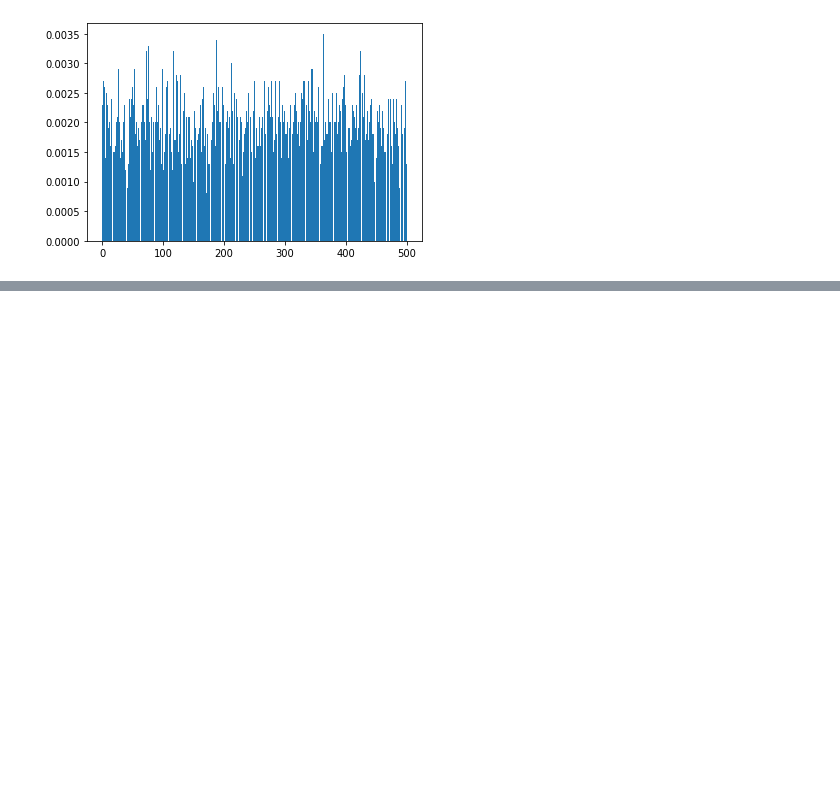
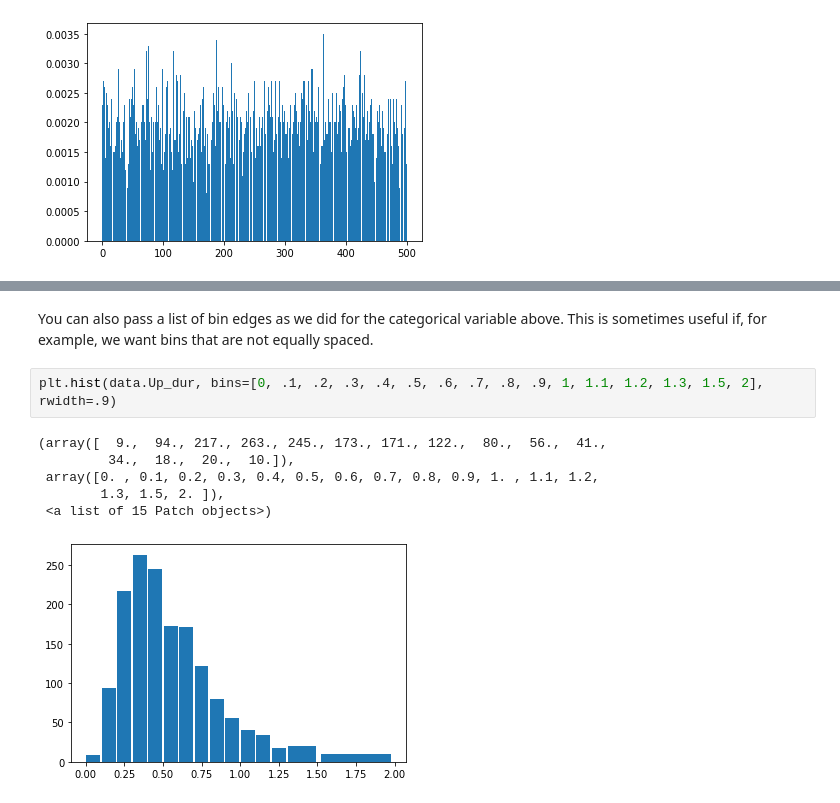
Before and after one commit to arnaumanasanch/neuropy_crashcourse, a Jupyter notebook: distributions.ipynb, the cells around one changed output, grey strips where cells are left out. Drawn from its saved outputs; the diff is of its cells as text; blank space fills up the shorter version.

```diff
--- a/distributions.ipynb
+++ b/distributions.ipynb
@@ -130,0 +149,11 @@ _ = plt.hist(justavariable, bins=range(n_levels+1), rwidth=.9, density=True)
+# %% [markdown]
+You can also pass a list of bin edges as we did for the categorical variable above. This is sometimes useful if, for example, we want bins that are not equally spaced.
+# %%
+plt.hist(data.Up_dur, bins=[0, .1, .2, .3, .4, .5, .6, .7, .8, .9, 1, 1.1, 1.2, 1.3, 1.5, 2], rwidth=.9)
+# %% [output]
+(array([  9.,  94., 217., 263., 245., 173., 171., 122.,  80.,  56.,  41.,
+         34.,  18.,  20.,  10.]),
+ array([0. , 0.1, 0.2, 0.3, 0.4, 0.5, 0.6, 0.7, 0.8, 0.9, 1. , 1.1, 1.2,
+        1.3, 1.5, 2. ]),
+ <a list of 15 Patch objects>)
+[figure, added]
```
Also changed, not shown: parts of 38 cells of this notebook.
